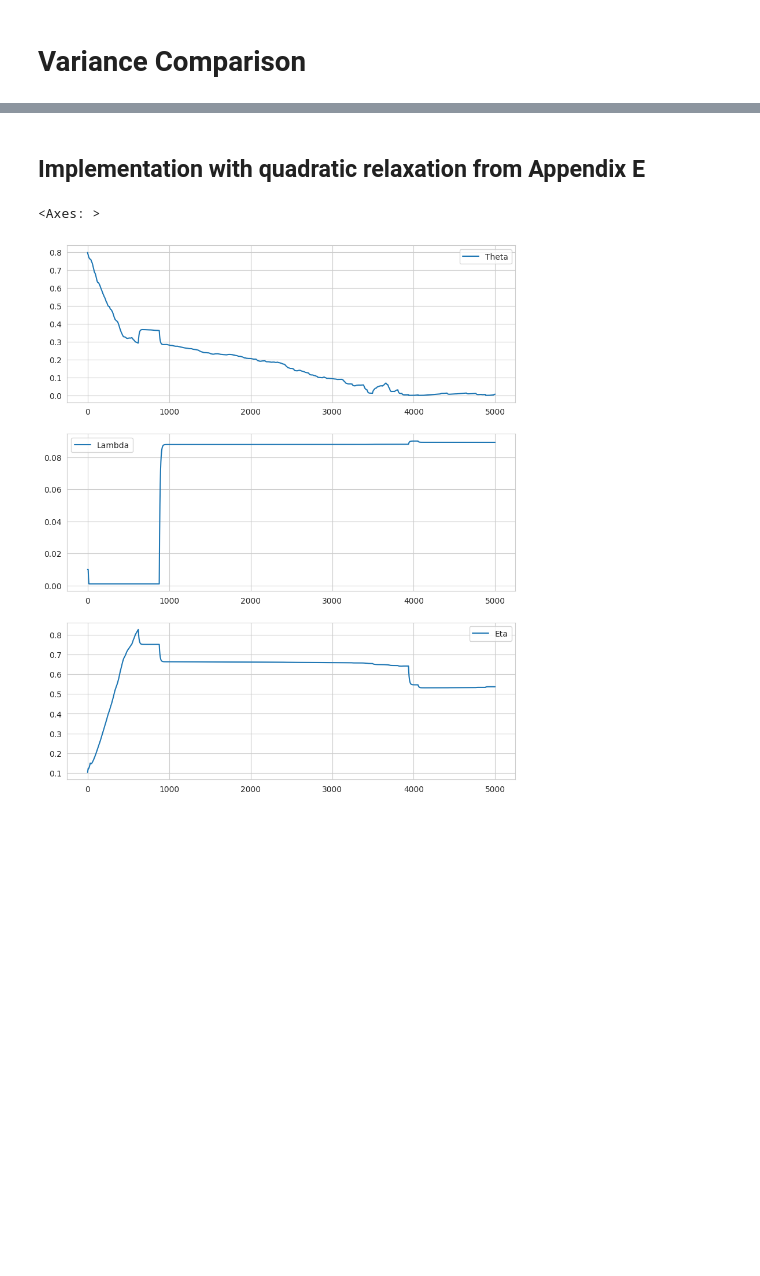
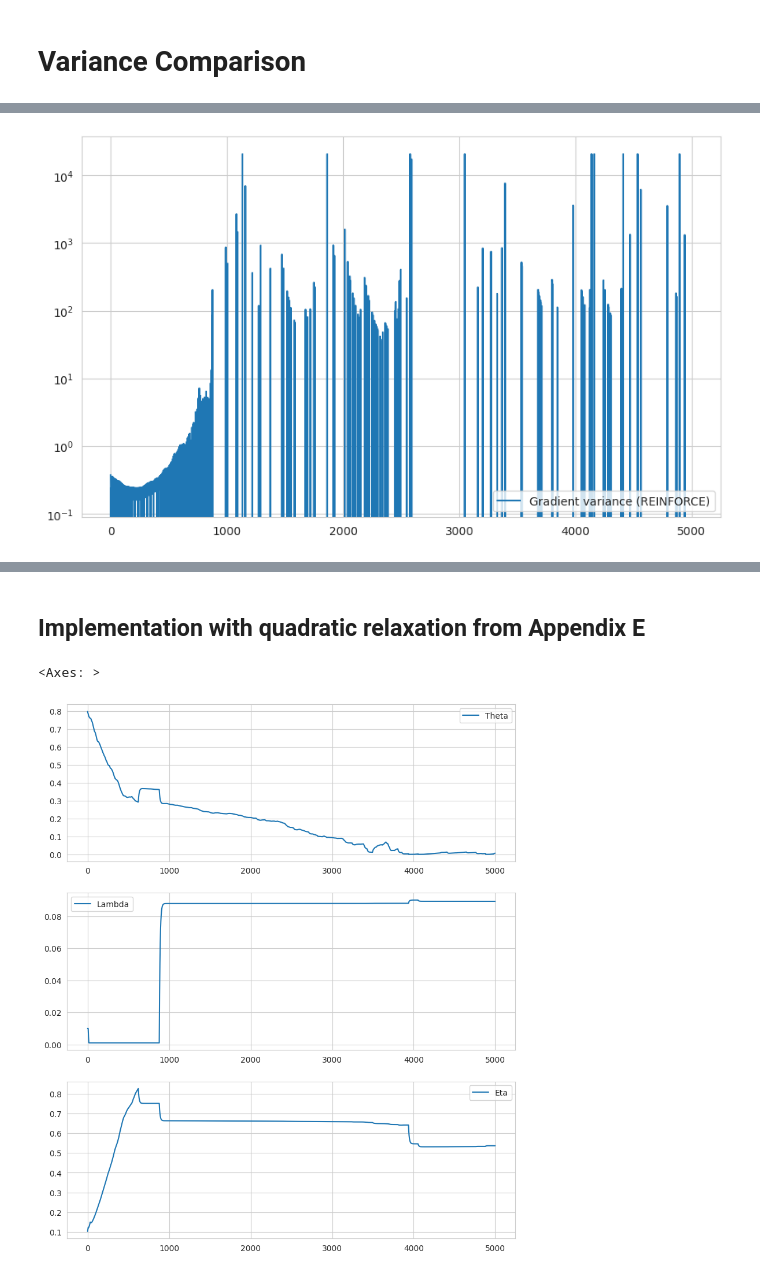
Before and after one commit to ZetrextJG/REBAR-PyTorch, a Jupyter notebook: toy_example.ipynb, the cells around one changed output, grey strips where cells are left out. Drawn from its saved outputs; the diff is of its cells as text; code cells hidden in the pictures; blank space fills up the shorter version.

```diff
--- a/toy_example.ipynb
+++ b/toy_example.ipynb
@@ -528,0 +505,63 @@ plt.show()
+# %%
+# REINFORCE with variance tracking
+
+theta = torch.tensor([0.8], requires_grad=True)
+opt = torch.optim.Adam([theta], lr=lr, betas=(0.9, 0.99999))
+
+thetas = []
+losses = []
+variances = []  # New: to store gradient variances
+
+for _ in tqdm(range(max_iter)):
+    opt.zero_grad()
+
+    # --- Variance estimation ---
+    iter_gradients = []
+    for _ in range(n_experiments):
+        loss = 0
+        for _ in range(n):
+            u, v = torch.rand(2, 1)
+            z = g(u, theta)
+            b = H(z).detach()
+            loss += f(b) * log_pb(b, theta)
+        loss /= n
+        grad_estimate = autograd.grad(loss, theta, create_graph=False)[0].detach()
+        iter_gradients.append(grad_estimate)
+
+    variances.append(np.var(np.array([t.item() for t in iter_gradients])))
+
+    # --- Actual update step ---
+    loss = 0
+    for _ in range(n):
+        u, v = torch.rand(2, 1)
+        z = g(u, theta)
+        b = H(z).detach()
+        loss += f(b) * log_pb(b, theta)
+    loss /= n
+
+    grad_estimate = autograd.grad(loss, theta, create_graph=False)[0]
+    theta.grad = grad_estimate.detach()
+
+    opt.step()
+    theta.data = torch.clamp(theta.data, 0.001, 0.999)
+
+    if torch.isnan(theta).any():
+        print("NaN detected")
+        break
+
+    thetas.append(theta.item())
+    theta_item = theta.item()
+    exp_val = theta_item - 2 * target * theta_item + target * target
+    losses.append(exp_val)
+
+losses_reinforce = losses
+
+variances_reinforce = variances
+
+# Plot variance (log scale)
+plt.figure(figsize=(10, 6))
+sns.lineplot(x=range(len(variances)), y=variances, label="Gradient variance (REINFORCE)")
+plt.yscale('log')
+plt.show()
+# %% [output]
+[figure, added]
```
Also changed, not shown: parts of 12 cells of this notebook.
